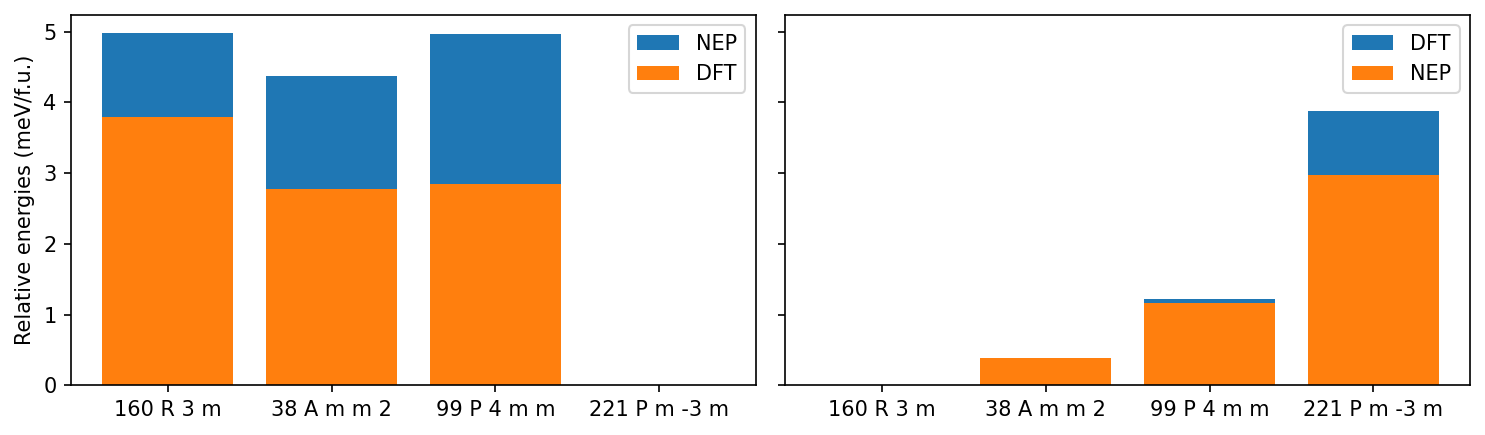
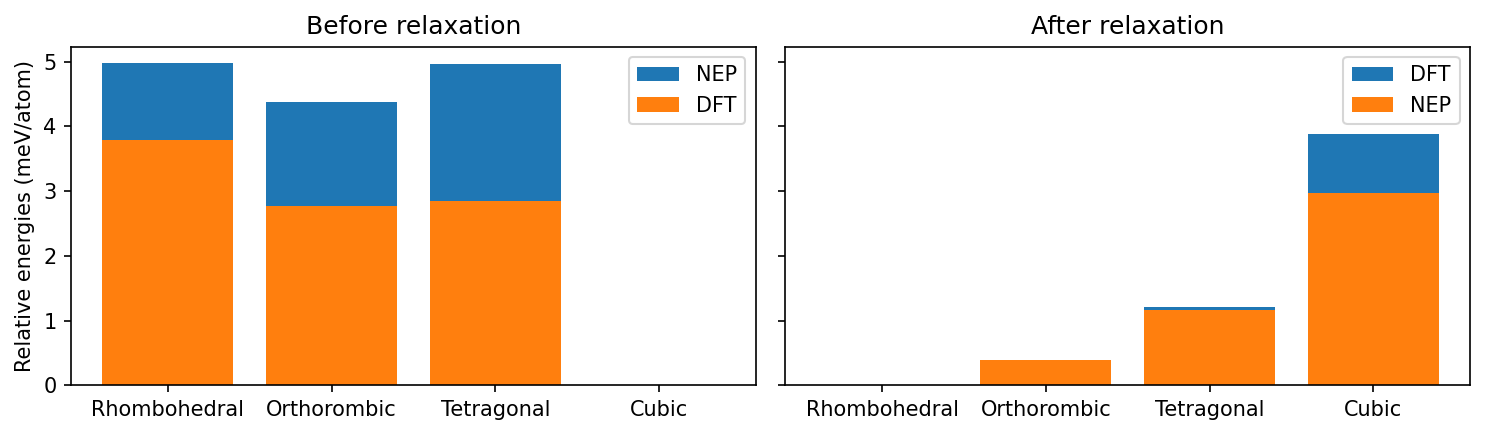
Code edit (unified diff) that turned the first committed figure into the second:
--- before
+++ after
@@ -1,10 +1,15 @@
+labels = ['Rhombohedral', 'Orthorombic', 'Tetragonal', 'Cubic']
+
 fig, ax = plt.subplots(ncols=2, figsize=(10, 3), dpi=150, sharey=True)
-ax[0].bar(pre_spacegroups, NEP_pre_energies, label="NEP")
-ax[0].bar(pre_spacegroups, DFT_pre_energies, label="DFT")
-ax[0].set_ylabel("Relative energies (meV/f.u.)")
+
+ax[0].set_title("Before relaxation")
+ax[0].bar(labels, NEP_pre_energies, label="NEP")
+ax[0].bar(labels, DFT_pre_energies, label="DFT")
+ax[0].set_ylabel("Relative energies (meV/atom)")
 ax[0].legend()
 
-ax[1].bar(post_spacegroups, DFT_post_energies, label="DFT")
-ax[1].bar(post_spacegroups, NEP_post_energies, label="NEP")
+ax[1].set_title("After relaxation")
+ax[1].bar(labels, DFT_post_energies, label="DFT")
+ax[1].bar(labels, NEP_post_energies, label="NEP")
 #ax[1].bar(post_spacegroups, DFT_post_energies, label="DFT")
 ax[1].legend()

Commit: Added script for md analysis